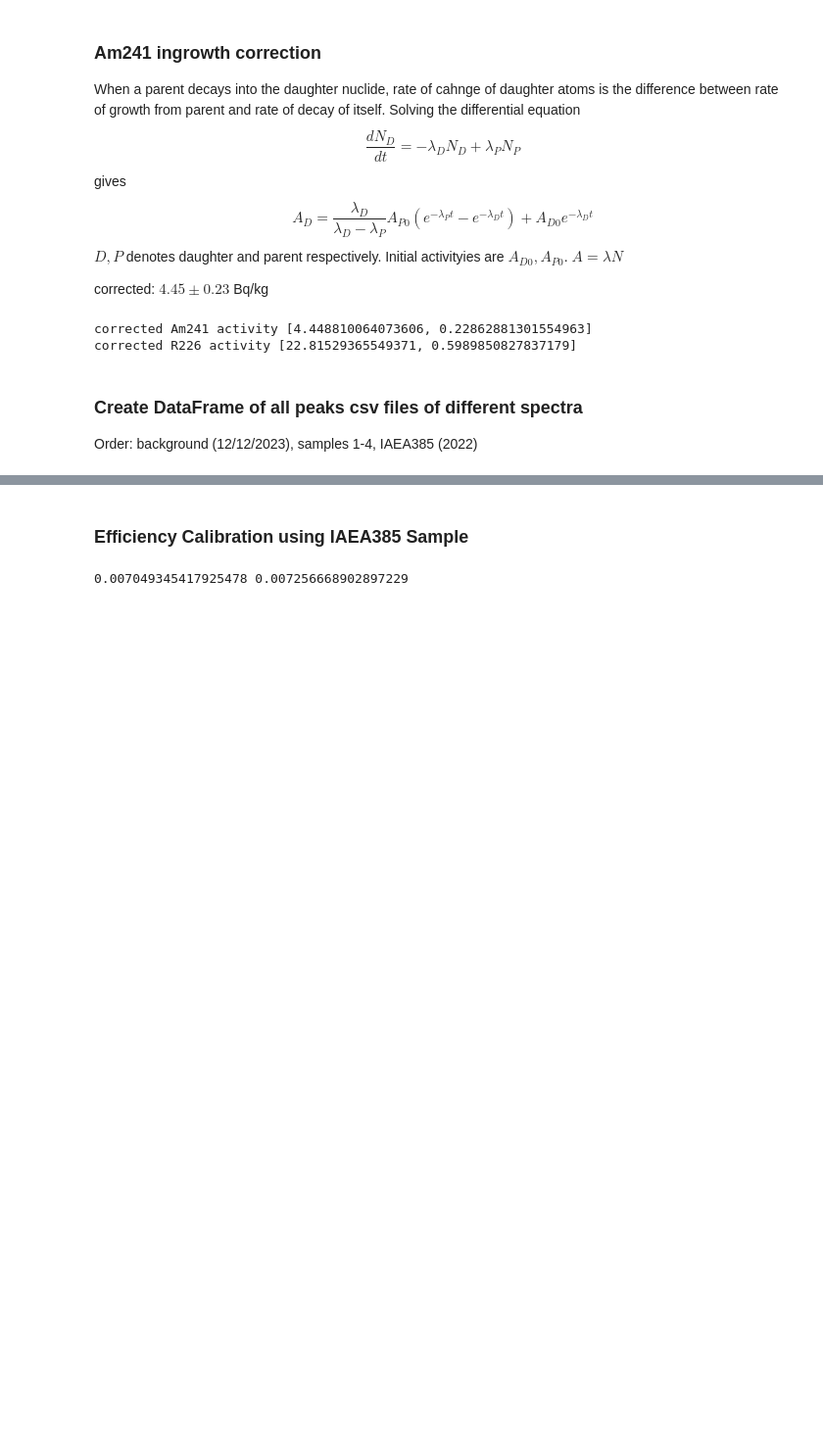
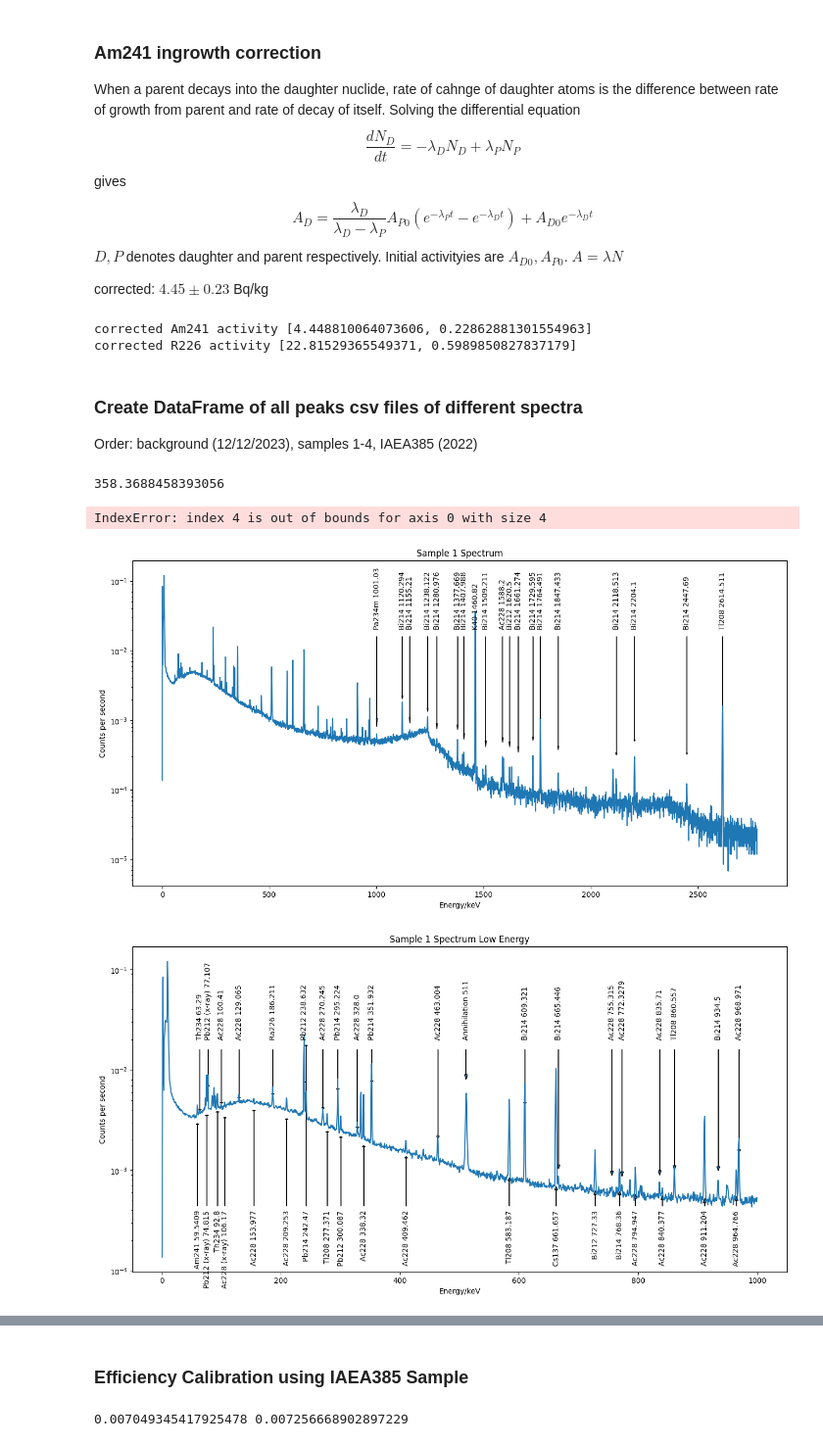
Before and after one commit to ngcnpeter/HPGe_lab_y3, a Jupyter notebook: formal_report.ipynb, the cells around one changed output, grey strips where cells are left out. Shown at 98% size. Drawn from its saved outputs; the diff is of its cells as text; code cells hidden in the pictures; blank space fills up the shorter version.

Commit message:
new spectra plot

```diff
--- a/formal_report.ipynb
+++ b/formal_report.ipynb
@@ -90,7 +86,3 @@ KeyboardInterrupt
-# %%
-plt.figure()
-for index, row in  df.loc[0].iterrows():
-    plt.text(row['nndc_peak_energy'],row['Peak_CPS'],row['Nuclide']+str(row['nndc_peak_energy']), rotation='vertical')
 # %% [markdown]
 ### Am241 ingrowth correction
 
@@ -145,3 +137,73 @@ df['Peak_CPS_BR_m'] = df['Peak_CPS_BR']/np.concatenate([np.full(len(df.loc[i]),m
 # %%
 iaea_df = df.loc[5]
 bg_df = df.loc[0]
+# %%
+#convert peak energy to channel number (fraction of channel number) using Lynx calibration
+#Lynx calibration: energy = a * Ch^2 + b*Ch + c
+a = 8.387880257e-8
+b = 0.6775230169
+c = -0.3439140022
+
+energy_to_chan = lambda x : (-b + np.sqrt(b**2-4*a*(c-x)))/2/a #quadratic formula
+# %% [output]
+358.3688458393056
+# %%
+Spec(5)
+# %% [output]
+IndexError: index 4 is out of bounds for axis 0 with size 4
+# %%
+for i in range(1,5):
+    plt.figure(figsize = (16,8))
+    plt.yscale('log')
+    plt.plot(Spec(i).E,Spec(i).cps)
+    for index, row in  df.loc[i].iterrows():
+        idx = int(energy_to_chan(row['nndc_peak_energy']))
+        if row['Centroid'] > 1000 and row['nndc_peak_energy'] != 1630.627 :
+            y_text = 0.02
+            plt.text(row['Centroid'],y_text,
+            row['Nuclide']+' '+str(row['nndc_peak_energy']),
+            horizontalalignment='center',
+            verticalalignment='bottom',
+                rotation='vertical')
+            plt.arrow(row['Centroid'],0.8*y_text,0,Spec(i).cps[idx]-0.79*y_text,
+            length_includes_head=True,head_width=5,head_length=np.exp(-row['Centroid']/500)*y_text*0.1)
+    plt.ylabel('Counts per second')
+    plt.xlabel('Energy/keV')
+    plt.title(f'{label_list[i]} Spectrum')
+    plt.figure(figsize = (16,8))
+    plt.yscale('log')
+    plt.plot(Spec(i).E[Spec(i).E<1000],Spec(i).cps[Spec(i).E<1000])
+    for index, row in  df.loc[i].iterrows():
+        idx = int(energy_to_chan(row['Centroid']))
+        # if row['Centroid'] < 1000 and  row['Centroid'] > 106:
+        #     y_text = 0.02
+        #     plt.text(row['Centroid'],y_text,
+        #     row['Nuclide']+' '+str(row['nndc_peak_energy']),
+        #     horizontalalignment='center',
+        #     verticalalignment='bottom',
+        #         rotation='vertical')
+        #     plt.arrow(row['Centroid'],0.8*y_text,0,Spec(i).cps[idx]-0.79*y_text,
+        #     length_includes_head=True,head_width=5,head_length=np.exp(-row['Centroid']/500)*y_text*0.1)
+        if row['Centroid'] < 1000:
+            tb = int((1+(-1)**index)/2) #1 or 0 when index is even or odd
+            y_text = [0.02,0.0004][tb]
+            plt.text(row['Centroid'],y_text,
+            row['Nuclide']+' '+str(row['nndc_peak_energy']),
+            horizontalalignment='center',
+            verticalalignment=['bottom','top'][tb],
+                rotation='vertical')
+            plt.arrow(row['Centroid'],[0.8,1.1][tb]*y_text,0,[Spec(i).cps[idx]-0.0158,(Spec(i).cps[idx-5]-y_text)*0.8][tb],
+            length_includes_head=True,head_width=5,head_length=[0.0001,0.00005][tb])
+    plt.text(511,0.02,
+            'Annihilation 511',
+            horizontalalignment='center',
+            verticalalignment='bottom',
+                rotation='vertical')
+    plt.arrow(511,0.02*0.8,0,0.008-0.02*0.8,
+            length_includes_head=True,head_width=5,head_length=0.001)
+    plt.ylabel('Counts per second')
+    plt.xlabel('Energy/keV')
+    plt.title(f'{label_list[i]} Spectrum Low Energy')
+# %% [output]
+[figure, added]
+[figure, added]
```
Also changed, not shown: parts of 2 cells of this notebook, 13 other files.
